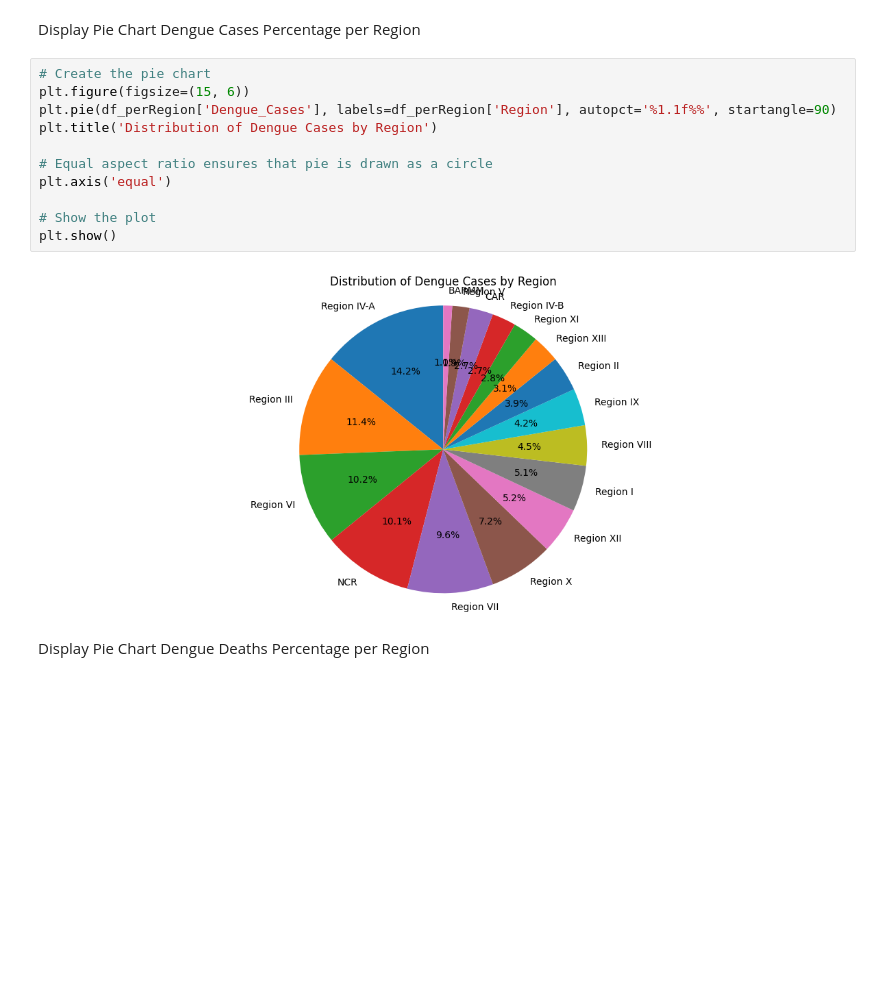
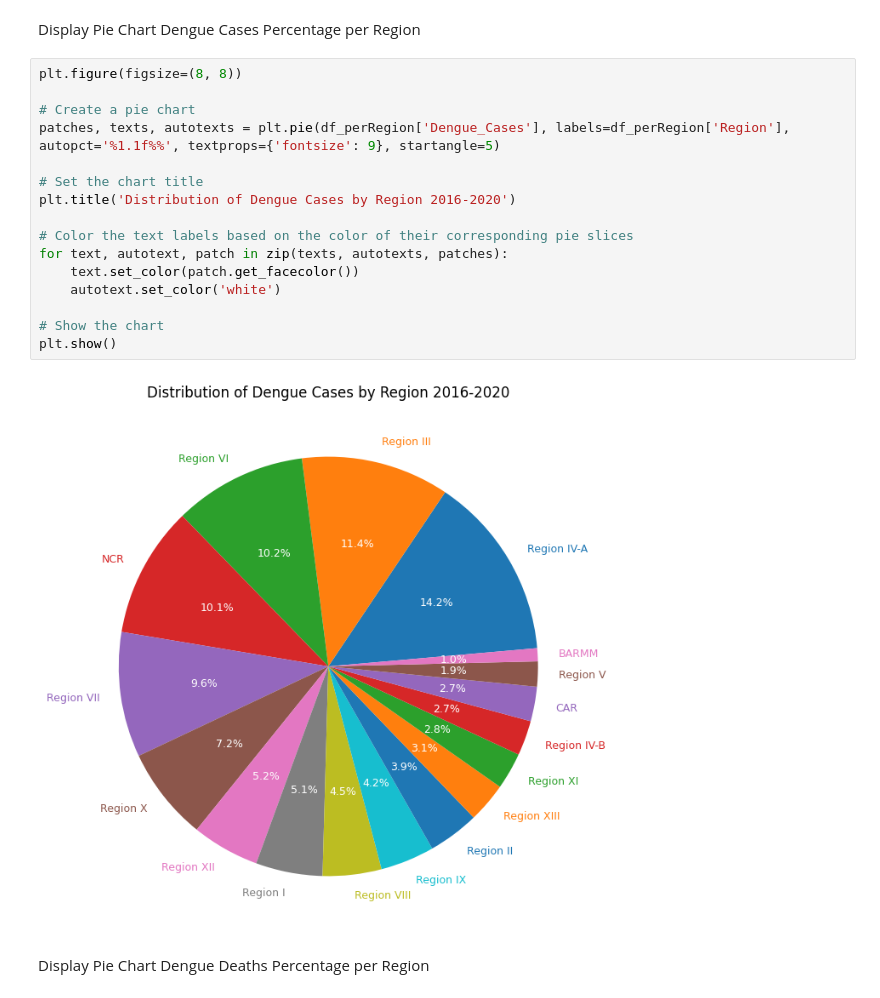
Before and after one commit to dambear/ITBA3203-PROJECT, a Jupyter notebook: dengue.ipynb, the cells around one changed output. Cells and saved outputs as stored; diff of their text form; blank space fills up the shorter version.

Commit message:
update piechart dengue cases per region

```diff
--- a/dengue.ipynb
+++ b/dengue.ipynb
@@ -200,19 +200,24 @@ plt.show()
 [figure]
 # %% [markdown]
 Display Pie Chart Dengue Cases Percentage per Region
-# %%
-# Create the pie chart
-plt.figure(figsize=(15, 6))
-plt.pie(df_perRegion['Dengue_Cases'], labels=df_perRegion['Region'], autopct='%1.1f%%', startangle=90)
-plt.title('Distribution of Dengue Cases by Region')
-
-# Equal aspect ratio ensures that pie is drawn as a circle
-plt.axis('equal')
-
-# Show the plot
-plt.show()
-# %% [output]
-[figure, removed]
+# %%
+plt.figure(figsize=(8, 8))
+
+# Create a pie chart
+patches, texts, autotexts = plt.pie(df_perRegion['Dengue_Cases'], labels=df_perRegion['Region'], autopct='%1.1f%%', textprops={'fontsize': 9}, startangle=5)
+
+# Set the chart title
+plt.title('Distribution of Dengue Cases by Region 2016-2020')
+
+# Color the text labels based on the color of their corresponding pie slices
+for text, autotext, patch in zip(texts, autotexts, patches):
+    text.set_color(patch.get_facecolor())
+    autotext.set_color('white')
+
+# Show the chart
+plt.show()
+# %% [output]
+[figure, added]
 # %% [markdown]
 Display Pie Chart Dengue Deaths Percentage per Region
 # %%
```
